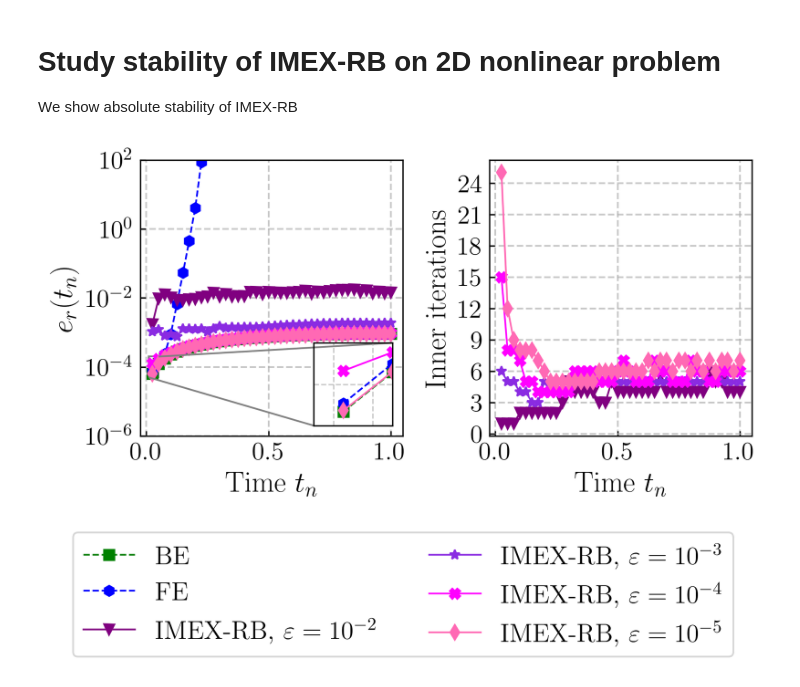
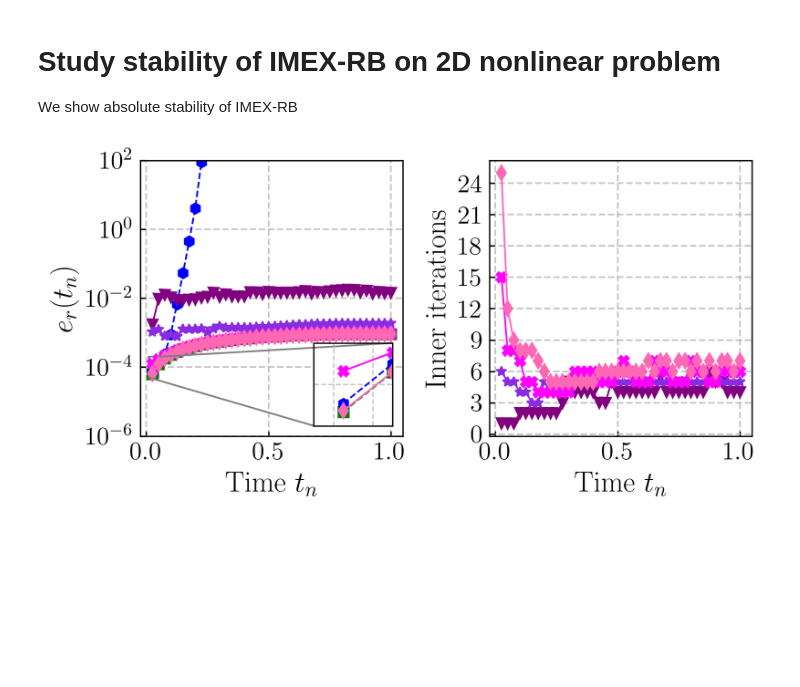
Before and after one commit to Fra-Sala/IMEX-RB, a Jupyter notebook: postprocessing/Burgers2D/stability.ipynb, the cells around one changed output. Saved outputs shown, nothing was run; the diff lists cells and outputs as text; code cells hidden in the pictures; blank space fills up the shorter version.

```diff
--- a/postprocessing/Burgers2D/stability.ipynb
+++ b/postprocessing/Burgers2D/stability.ipynb
@@ -111,37 +111,59 @@ ax1.grid(which='major', linestyle='--', linewidth=1)
 ax1.tick_params(axis='both', which='major', labelsize=smaller_fontsize)
 
 # Bottom: inner iterations
 for ie, eps in enumerate(epsilon_values):
     expnt = int(np.log10(eps))
     label = rf'IMEX-RB, $\varepsilon=10^{{{expnt}}}$'
     its = inneriters[ie]
     ax2.plot(
         tvec[1:], its,
         marker=imex_markers[ie],
         markersize=6,
         color=colors[ie],
         linestyle='-',
         label=label
     )
 
 ax2.set_xlabel('Time $t_n$', fontsize=larger_fontsize)
 ax2.set_ylabel('Inner iterations', fontsize=larger_fontsize)
 ax2.yaxis.set_major_locator(ticker.MaxNLocator(integer=True))
 ax2.grid(which='major', linestyle='--', linewidth=1)
 ax2.tick_params(axis='both', which='major', labelsize=smaller_fontsize)
 
 # External legend
-fig.legend(
-    bbox_to_anchor=(0.5, -0.4),
-    loc='lower center',
-    ncol=2,
-    fontsize=smaller_fontsize
-)
+
+
+# Create handles and labels for the legend
+handles = []
+labels = []
+
+# Add BE and FE
+for m in ('BE', 'FE'):
+    handles.append(plt.Line2D([0], [0], color=method_colors[m], marker=method_markers[m],
+                             linestyle='--', markersize=6))
+    labels.append(f'{m}')
+
+# Add IMEX-RB
+for ie, eps in enumerate(epsilon_values):
+    expnt = int(np.log10(eps))
+    handles.append(plt.Line2D([0], [0], color=colors[ie], marker=imex_markers[ie],
+                             linestyle='-', markersize=6))
+    labels.append(rf'IMEX-RB, $\varepsilon=10^{{{expnt}}}$')
+
+
+# Create a separate figure for just the legend
+figlegend = plt.figure(figsize=(6, 1.5))
+figlegend.legend(handles, labels, loc='center', ncol=3, fontsize=smaller_fontsize)
+
+# Save the legend separately
+legend_file = os.path.join(plots_dir, f'{problem_name}_stability_legend.pdf')
+figlegend.savefig(legend_file, bbox_inches='tight')
+plt.close(figlegend)
 
 plt.tight_layout()
 out_file = os.path.join(plots_dir, f'{problem_name}_stability_inneriters_eps.pdf')
 plt.savefig(out_file, bbox_inches='tight')
 plt.show()
 plt.close()
 # %% [output]
-[figure, old version]
+[figure, new version]
```
Also changed, not shown: 14 other files.
